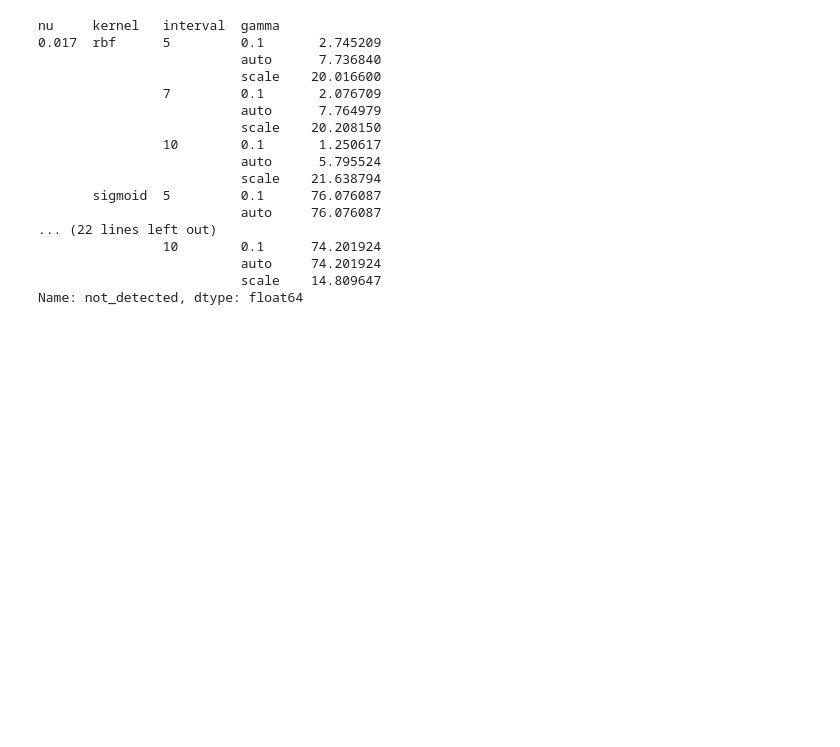
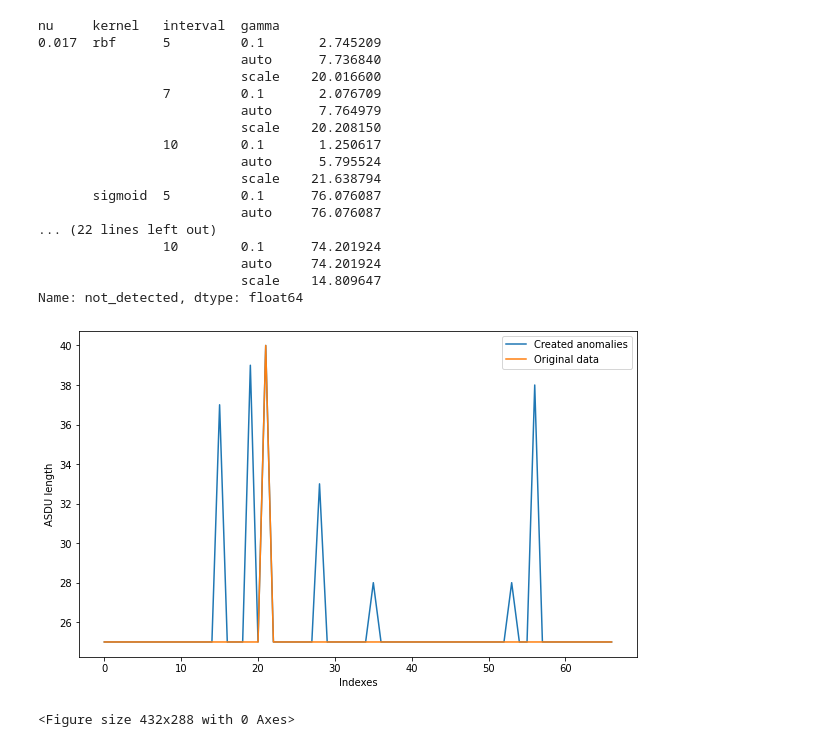
Before and after one commit to x00Pavel/IEC104-anomaly-detector-ml, a Jupyter notebook: iec104Model/model.ipynb, the cells around one changed output. Drawn from its saved outputs; the diff is of its cells as text; code cells hidden in the pictures; blank space fills up the shorter version.

Commit message:
Add plots

```diff
--- a/iec104Model/model.ipynb
+++ b/iec104Model/model.ipynb
@@ -500,3 +511,20 @@ nu     kernel   interval  gamma
 Name: not_detected, dtype: float64
 # %%
 models_["not_detected"].max().unstack([1,3]).style.to_latex(join(DATA_DIR, "max.tex"), encoding="utf-8")
+# %%
+r = create_anomalies("1", "5", "1")
+anoms = pd.read_csv(r["frame"])
+orig = pd.read_csv(get_interval("1", "5", "1"))
+# %%
+plt.figure(figsize=(10,6))
+anoms["asdu_len"].plot()
+orig["asdu_len"].plot()
+
+plt.legend(["Created anomalies", "Original data"], loc=1);
+plt.xlabel("Indexes")
+plt.ylabel("ASDU length")
+plt.savefig("anomalies.png")
+plt.show()
+# %% [output]
+[figure, added]
+<Figure size 432x288 with 0 Axes>
```
Also changed, not shown: parts of 3 cells of this notebook.
